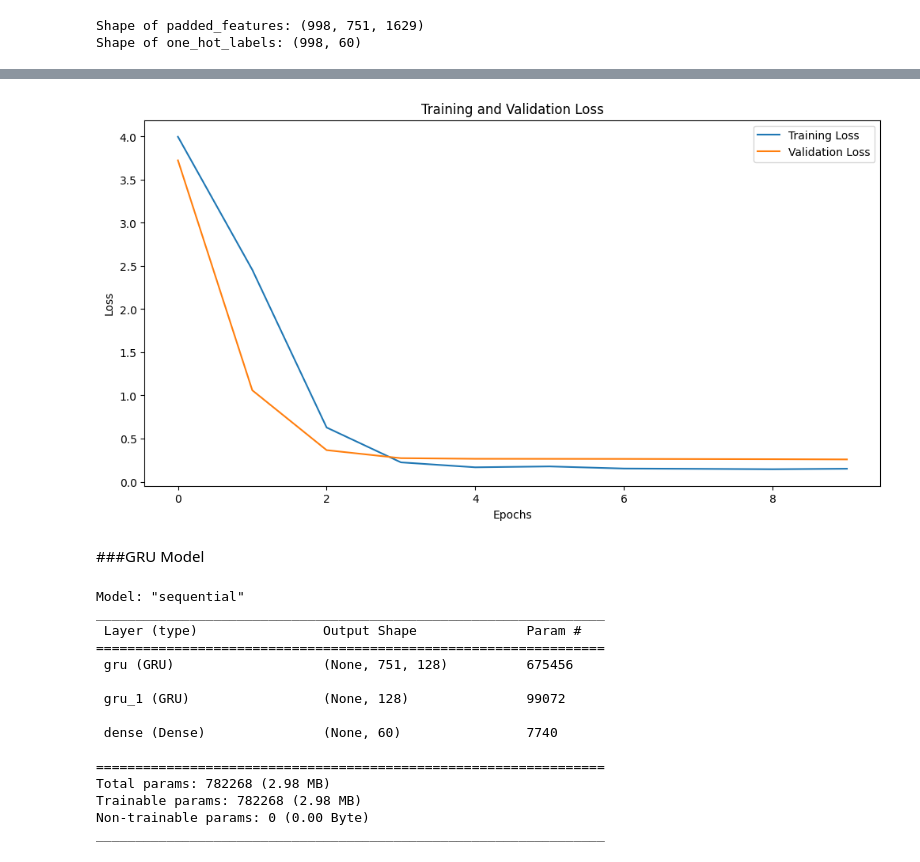
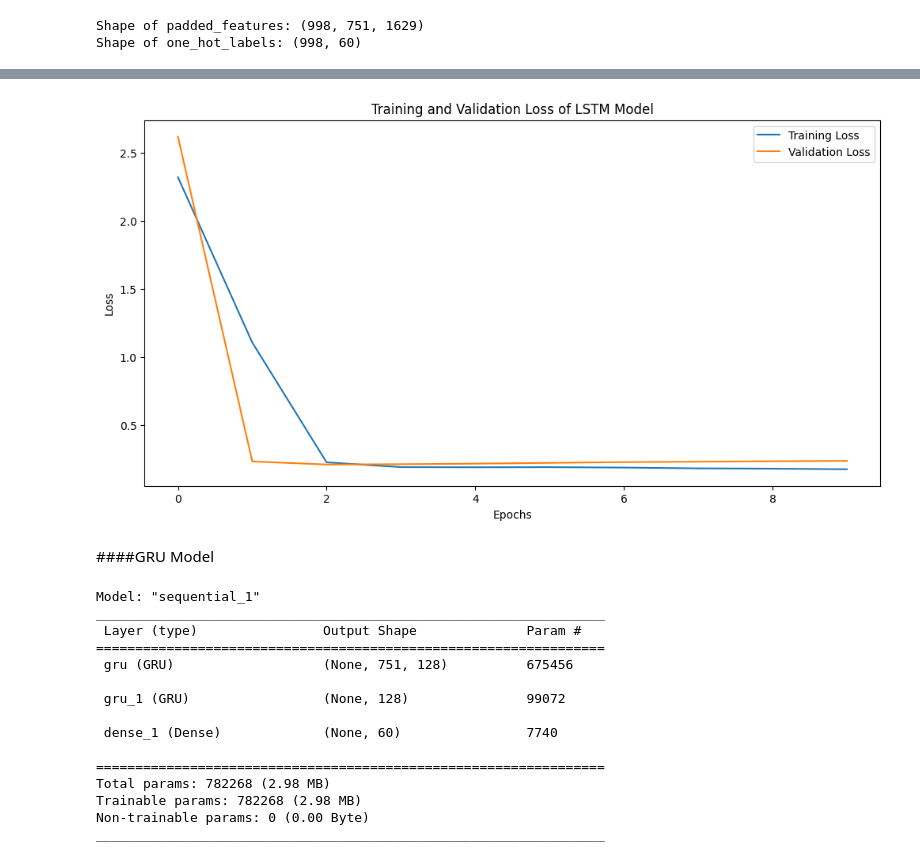
Before and after one commit to Patrick-Adams/ASL-Fingerspelling-Recognition, a Jupyter notebook: ASL_Fingerspelling_Project.ipynb, the cells around one changed output, grey strips where cells are left out. Drawn from its saved outputs; the diff is of its cells as text; code cells hidden in the pictures.

```diff
--- a/ASL_Fingerspelling_Project.ipynb
+++ b/ASL_Fingerspelling_Project.ipynb
@@ -344,6 +350,6 @@ Shape of one_hot_labels: (998, 60)
 # %%
-# Splitting into training and remaining data
-X_train, X_temp, y_train, y_temp = train_test_split(padded_features, one_hot_labels, test_size=0.3, random_state=42)
+# Splitting into training and remaining datas
+X_train, X_temp, y_train, y_temp = train_test_split(padded_features, one_hot_labels, test_size=0.4, random_state=42)
 
-# Now splitting the remaining data into validation and test sets
+# Split the temp data into validation and test sets
 X_val, X_test, y_val, y_test = train_test_split(X_temp, y_temp, test_size=0.5, random_state=42)
@@ -352,27 +360,33 @@ X_val, X_test, y_val, y_test = train_test_split(X_temp, y_temp, test_size=0.5, r
 # %%
 # Defining the LSTM model
-model = Sequential()
+lstm_model = Sequential()
 
 # Adding the first LSTM layer
-model.add(LSTM(units=50, return_sequences=True, input_shape=(751, 1629)))
+lstm_model.add(LSTM(units=128, return_sequences=True, input_shape=(751, 1629)))
 
 # Adding a dropout layer for regularization
-model.add(Dropout(0.2))
+lstm_model.add(Dropout(0.2))
 
 # Adding another LSTM layer, return_sequences is False to return only the last output for the sequence
-model.add(LSTM(units=50))
+lstm_model.add(LSTM(units=128))
 
 # Adding another dropout layer
-model.add(Dropout(0.2))
+lstm_model.add(Dropout(0.2))
 
 # Output layer with 'softmax' activation, units equal to the number of classes (60)
-model.add(Dense(units=60, activation='softmax'))
+lstm_model.add(Dense(units=60, activation='softmax'))
 # %%
+# Early stopping callback
+#early_stopping = EarlyStopping(monitor='val_loss', patience=3)
+
+# Model checkpoint callback
+#lstm_model_checkpoint= ModelCheckpoint('lstm_model.h5', monitor='val_loss', save_best_only=True)
+
 # Compiling the model
-model.compile(optimizer='adam', loss='categorical_crossentropy', metrics=['accuracy'])
+lstm_model.compile(optimizer='adam', loss='categorical_crossentropy', metrics=['accuracy'])
 
 # Printing the model summary
-model.summary()
+lstm_model.summary()
 # %% [output]
 Model: "sequential"
 _________________________________________________________________
@@ -395,6 +409,6 @@ Non-trainable params: 0 (0.00 Byte)
 _________________________________________________________________
 # %%
 #Training the model
-history_lstm = model.fit(X_train, y_train, epochs=10, batch_size=64, validation_data=(X_val, y_val), callbacks=[early_stopping])
+history_lstm = lstm_model.fit(X_train, y_train, epochs=10, batch_size=32, validation_data=(X_val, y_val), verbose = 2)
 # %% [output]
 Epoch 1/10
@@ -427,22 +451,22 @@ Test Accuracy: 0.9649999737739563
 # %%
 # Assuming 'history' is the output from the model.fit() method
-history_dict = history.history
+history_dict_lstm = history_lstm.history
 
 # Plotting training and validation loss
 plt.figure(figsize=(12, 6))
 
-plt.plot(history_dict['loss'], label='Training Loss')
-plt.plot(history_dict['val_loss'], label='Validation Loss')
-plt.title('Training and Validation Loss')
+plt.plot(history_dict_lstm['loss'], label='Training Loss')
+plt.plot(history_dict_lstm['val_loss'], label='Validation Loss')
+plt.title('Training and Validation Loss of LSTM Model')
 plt.xlabel('Epochs')
 plt.ylabel('Loss')
 plt.legend()
 
 plt.show()
 # %% [output]
-[figure, old version]
+[figure, new version]
 # %% [markdown]
-###GRU Model
+####GRU Model
 # %%
 #GRU Model Architecture
 def create_gru_model():
@@ -459,7 +483,7 @@ gru_model = create_gru_model()
 # Model summary
 gru_model.summary()
 # %% [output]
-Model: "sequential"
+Model: "sequential_1"
 _________________________________________________________________
  Layer (type)                Output Shape              Param #
 =================================================================
@@ -467,7 +491,7 @@ _________________________________________________________________
 
  gru_1 (GRU)                 (None, 128)               99072
 
- dense (Dense)               (None, 60)                7740
+ dense_1 (Dense)             (None, 60)                7740
 
 =================================================================
 Total params: 782268 (2.98 MB)
```
Also changed, not shown: parts of 60 cells of this notebook.
